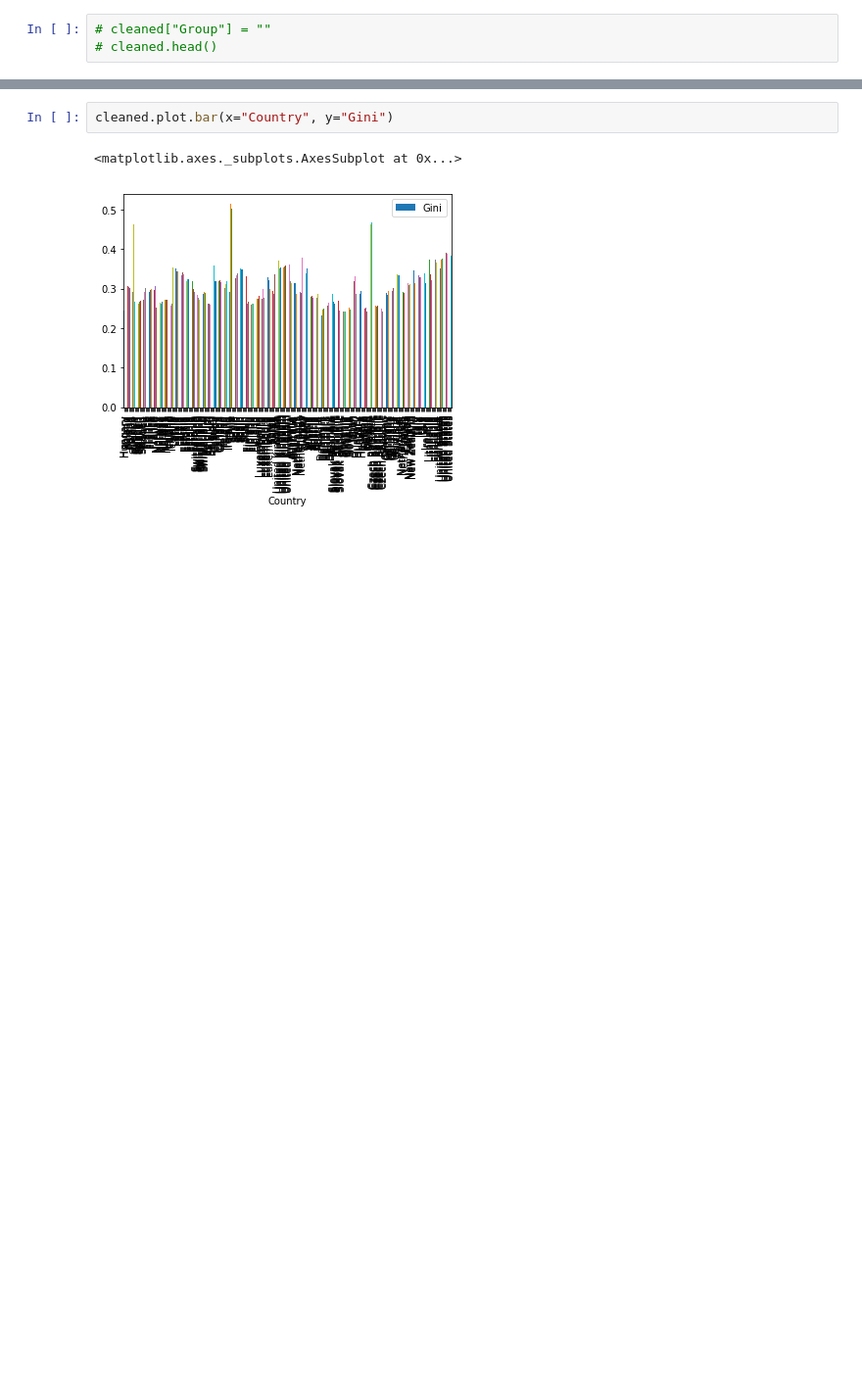
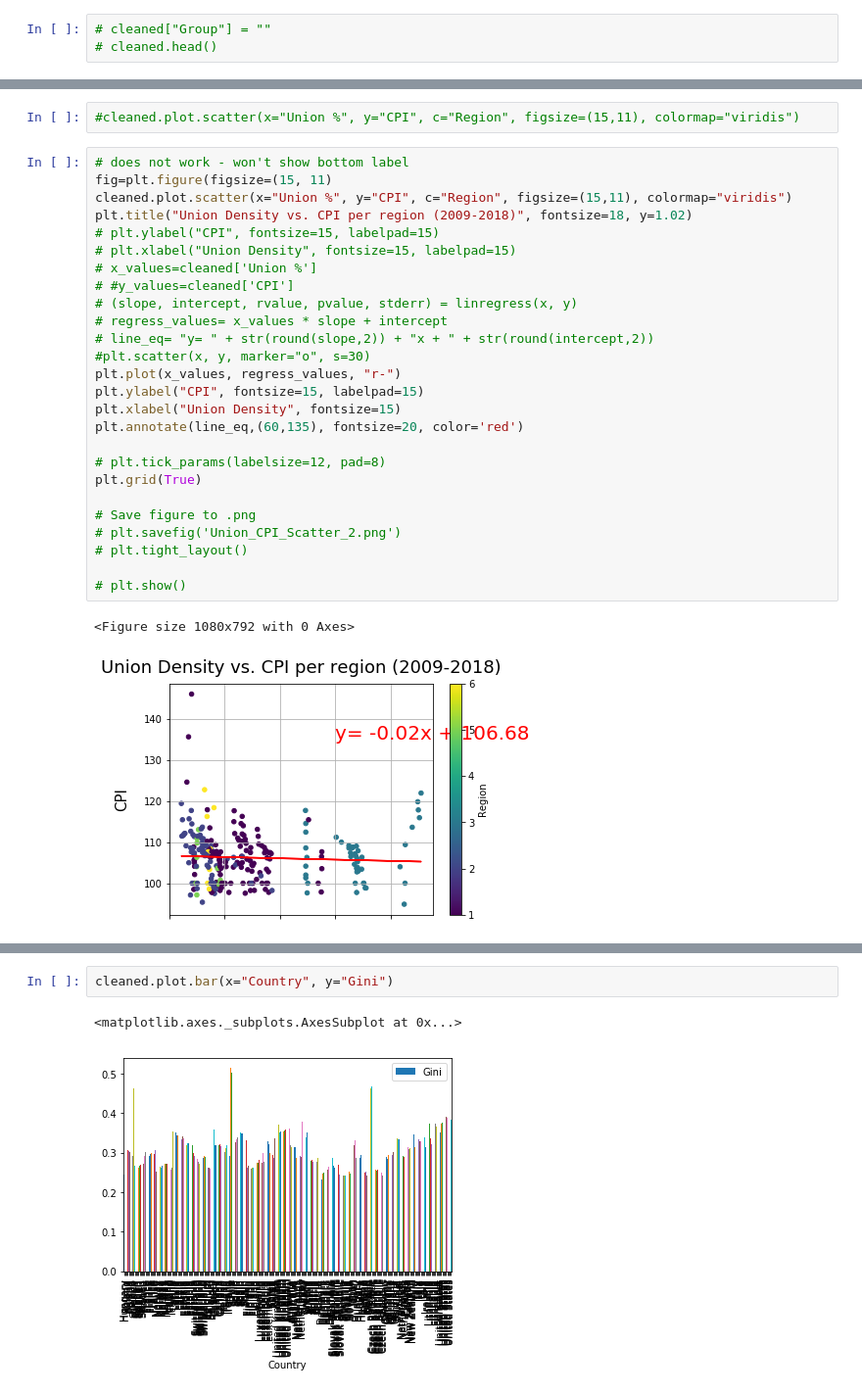
Before and after one commit to Simon-Xu-Lan/Data-Project-1-Income-Inequality, a Jupyter notebook: Tricia_code.ipynb, the cells around one changed output, grey strips where cells are left out. Shown at 98% size. Cells and saved outputs as stored; diff of their text form; blank space fills up the shorter version.

```diff
--- a/Tricia_code.ipynb
+++ b/Tricia_code.ipynb
@@ -282,0 +345,31 @@ plt.savefig('Union_CPI_Scatter.png')
+# %%
+#cleaned.plot.scatter(x="Union %", y="CPI", c="Region", figsize=(15,11), colormap="viridis")
+# %%
+# does not work - won't show bottom label
+fig=plt.figure(figsize=(15, 11)
+cleaned.plot.scatter(x="Union %", y="CPI", c="Region", figsize=(15,11), colormap="viridis")
+plt.title("Union Density vs. CPI per region (2009-2018)", fontsize=18, y=1.02)
+# plt.ylabel("CPI", fontsize=15, labelpad=15)
+# plt.xlabel("Union Density", fontsize=15, labelpad=15)
+# x_values=cleaned['Union %']
+# #y_values=cleaned['CPI']
+# (slope, intercept, rvalue, pvalue, stderr) = linregress(x, y)
+# regress_values= x_values * slope + intercept
+# line_eq= "y= " + str(round(slope,2)) + "x + " + str(round(intercept,2))
+#plt.scatter(x, y, marker="o", s=30)
+plt.plot(x_values, regress_values, "r-")
+plt.ylabel("CPI", fontsize=15, labelpad=15)
+plt.xlabel("Union Density", fontsize=15)
+plt.annotate(line_eq,(60,135), fontsize=20, color='red')
+
+# plt.tick_params(labelsize=12, pad=8)
+plt.grid(True)
+
+# Save figure to .png
+# plt.savefig('Union_CPI_Scatter_2.png')
+# plt.tight_layout()
+
+# plt.show()
+# %% [output]
+<Figure size 1080x792 with 0 Axes>
+[figure, added]
```
Also changed, not shown: parts of 10 cells of this notebook, 1 other file.
